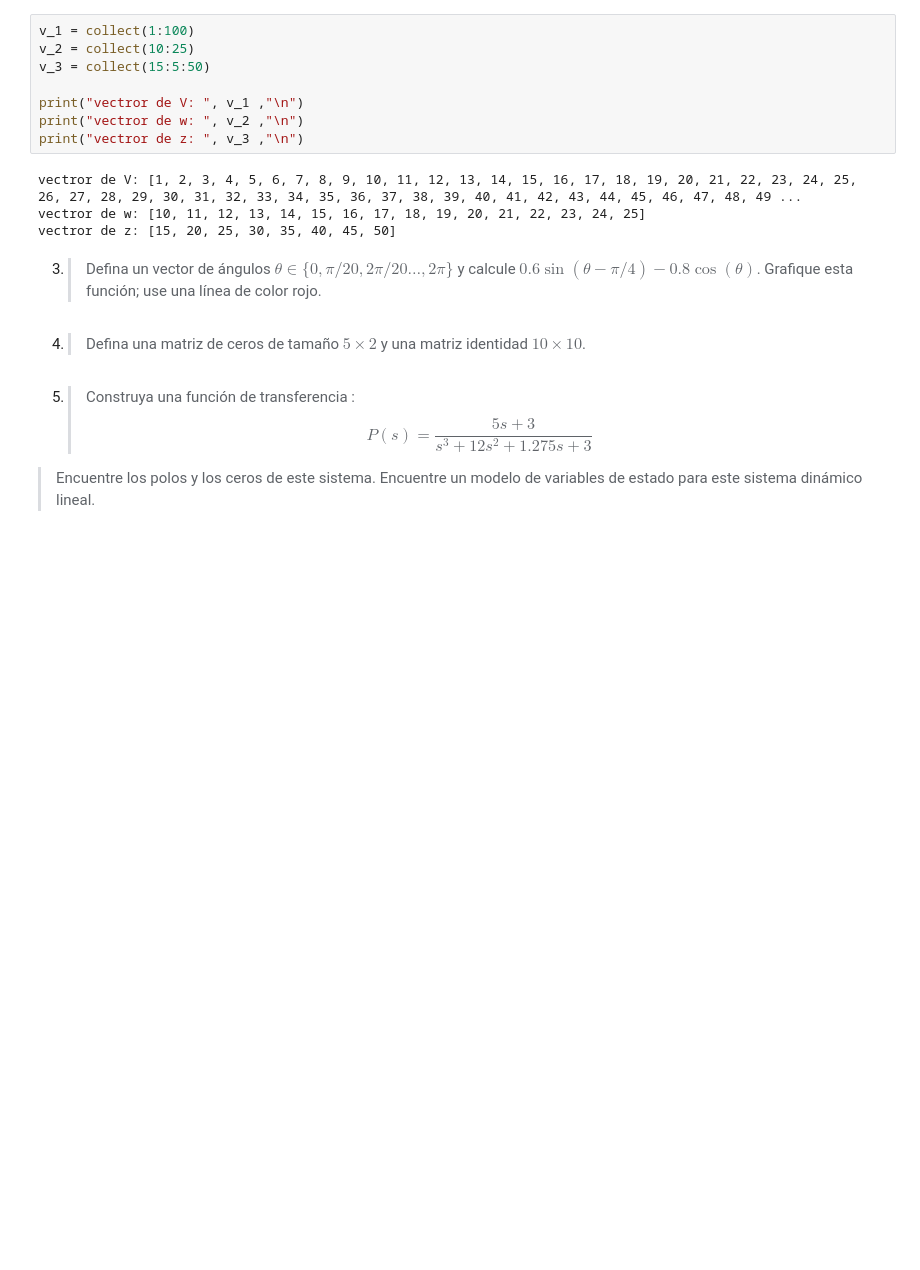
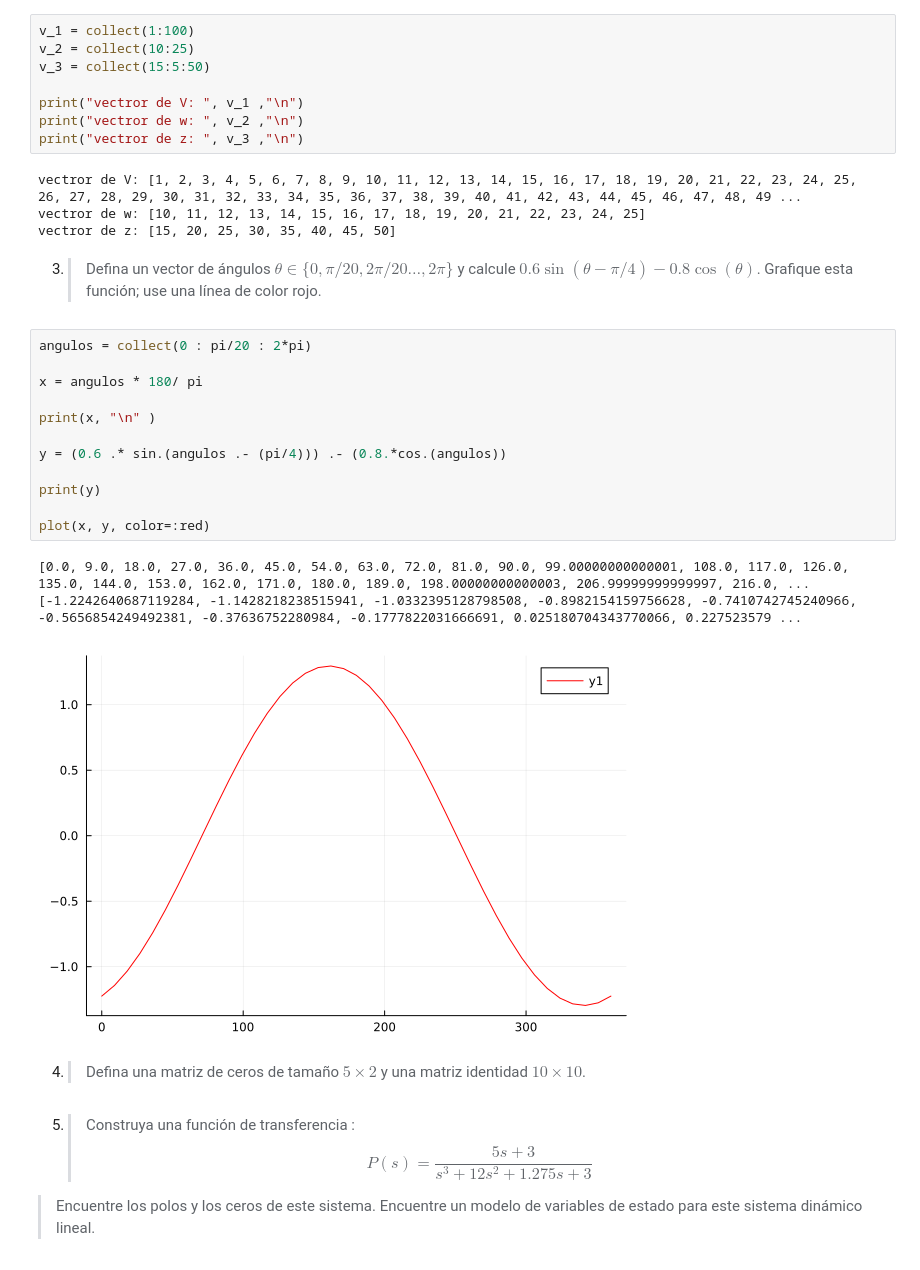
Before and after one commit to wabohorquezr/2025-II, a Jupyter notebook: Control/Tareas/Tarea1./ctrl_25_1_tarea_1.ipynb, the cells around one changed output. Drawn from its saved outputs; the diff is of its cells as text; blank space fills up the shorter version.

```diff
--- a/Control/Tareas/Tarea1./ctrl_25_1_tarea_1.ipynb
+++ b/Control/Tareas/Tarea1./ctrl_25_1_tarea_1.ipynb
@@ -84,6 +84,22 @@ vectror de w: [10, 11, 12, 13, 14, 15, 16, 17, 18, 19, 20, 21, 22, 23, 24, 25]
 vectror de z: [15, 20, 25, 30, 35, 40, 45, 50]
 # %% [markdown]
 3. >Defina un vector de ángulos $\theta\in\{0, \pi/20, 2\pi/20 \ldots,2\pi\}$ y calcule $0.6\sin(\theta-\pi/4)-0.8\cos(\theta)$. Grafique esta función; use una línea de color rojo.
+# %%
+angulos = collect(0 : pi/20 : 2*pi)
+
+x = angulos * 180/ pi
+
+print(x, "\n" )
+
+y = (0.6 .* sin.(angulos .- (pi/4))) .- (0.8.*cos.(angulos))
+
+print(y)
+
+plot(x, y, color=:red)
+# %% [output]
+[0.0, 9.0, 18.0, 27.0, 36.0, 45.0, 54.0, 63.0, 72.0, 81.0, 90.0, 99.00000000000001, 108.0, 117.0, 126.0, 135.0, 144.0, 153.0, 162.0, 171.0, 180.0, 189.0, 198.00000000000003, 206.99999999999997, 216.0, ...
+[-1.2242640687119284, -1.1428218238515941, -1.0332395128798508, -0.8982154159756628, -0.7410742745240966, -0.5656854249492381, -0.37636752280984, -0.1777822031666691, 0.025180704343770066, 0.227523579 ...
+[figure, added]
 # %% [markdown]
 4. >Defina una matriz de ceros de tamaño $5\times2$ y una matriz identidad $10\times10$.
 # %% [markdown]
```
Also changed, not shown: 1 other file.
